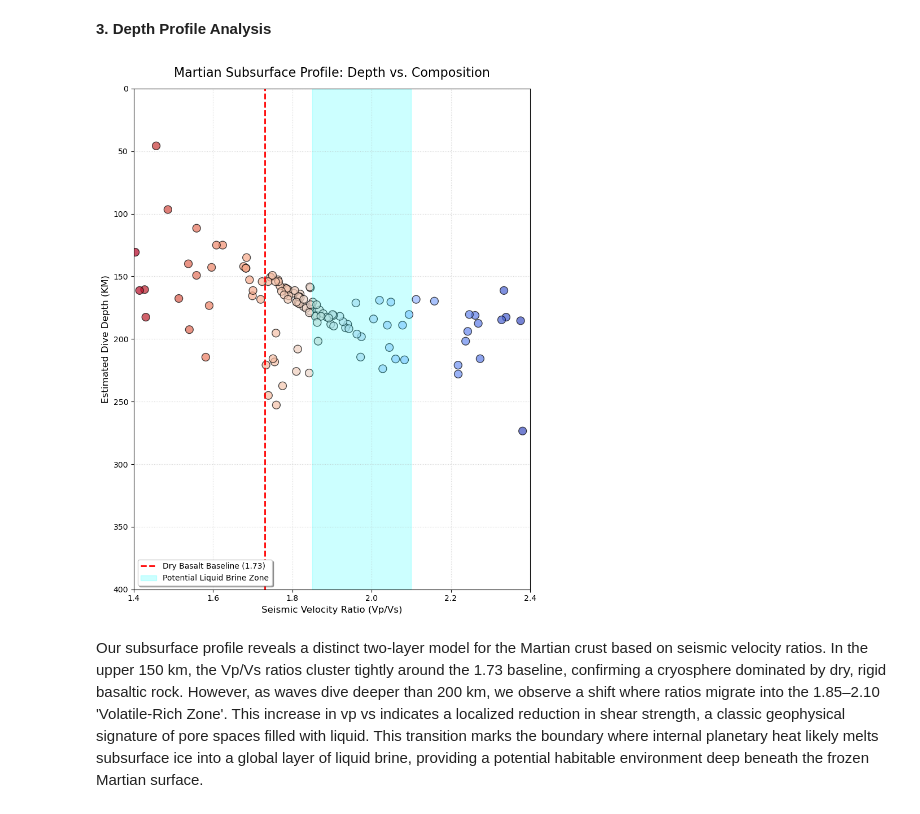
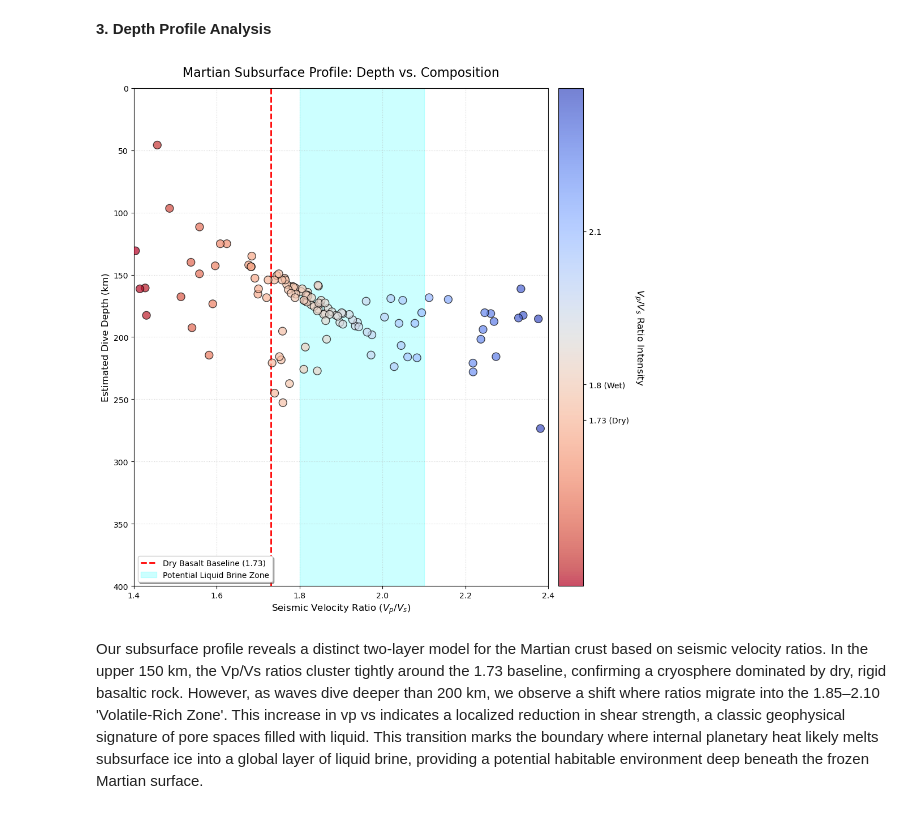
Before and after one commit to GPGN268/SP2026-FP08-Insight-Mission, a Jupyter notebook: Final_Mars_Seismic_Analysis.ipynb, the cells around one changed output. Saved outputs shown, nothing was run; the diff lists cells and outputs as text; code cells hidden in the pictures.

```diff
--- a/Final_Mars_Seismic_Analysis.ipynb
+++ b/Final_Mars_Seismic_Analysis.ipynb
@@ -319,40 +339,47 @@ Since InSight is a single station, we treat the lander as the center of our map.
 **3. Depth Profile Analysis**
 # %%
 # 1. Calculate Estimated Depth (12% of Distance)
-clean_seismic_df['Est_Depth_KM'] = None
 clean_seismic_df['Est_Depth_KM'] = clean_seismic_df['Distance_KM'] * 0.12
 
 # 2. Create the Depth vs Ratio Plot
-plt.figure(figsize=(8, 10))
+plt.figure(figsize=(10, 10))
 
-# Plot the data
-plt.scatter(clean_seismic_df['Vp_Vs_Ratio'], clean_seismic_df['Est_Depth_KM'],
-            c=clean_seismic_df['Vp_Vs_Ratio'], cmap='coolwarm_r', s=100, edgecolors='k', alpha=0.7)
+# Plot the data - Assigning to 'sc' for the colorbar
+sc = plt.scatter(clean_seismic_df['Vp_Vs_Ratio'], clean_seismic_df['Est_Depth_KM'],
+                 c=clean_seismic_df['Vp_Vs_Ratio'], cmap='coolwarm_r',
+                 s=100, edgecolors='k', alpha=0.7, zorder=3)
 
-# Zoom in:
-# Clip X-axis to focus on geological ratios (removes extreme outliers)
+# Add the Colorbar and label it Vp/Vs Ratio
+cbar = plt.colorbar(sc, pad=0.02)
+cbar.set_label('$V_p/V_s$ Ratio Intensity', rotation=270, labelpad=20, fontsize=12)
+
+# Specific tick labels to highlight the key thresholds
+cbar.set_ticks([1.73, 1.8, 2.1])
+cbar.ax.set_yticklabels(['1.73 (Dry)', '1.8 (Wet)', '2.1'])
+
+# Zoom and Axis Management
 plt.xlim(1.4, 2.4)
-
-# Clip Y-axis to focus on the Crust and Upper Mantle (Top 400km)
-# Since we invert the axis, we pass the (Bottom_Limit, Top_Limit)
-plt.ylim(400, 0)
+plt.ylim(400, 0) # Inverted Y-axis: Surface at 0, Depth at 400
 
 # Add the 1.73 Baseline (Dry Basalt)
 plt.axvline(1.73, color='red', linestyle='--', linewidth=2, label='Dry Basalt Baseline (1.73)')
 
 # Add the Volatile Band (The Discovery Zone)
-plt.axvspan(1.85, 2.1, color='cyan', alpha=0.2, label='Potential Liquid Brine Zone')
+plt.axvspan(1.8, 2.1, color='cyan', alpha=0.2, label='Potential Liquid Brine Zone', zorder=1)
 
+# Titles and Labels
 plt.title('Martian Subsurface Profile: Depth vs. Composition', fontsize=16, pad=15)
-plt.xlabel('Seismic Velocity Ratio (Vp/Vs)', fontsize=12)
-plt.ylabel('Estimated Dive Depth (KM)', fontsize=12)
+plt.xlabel('Seismic Velocity Ratio ($V_p/V_s$)', fontsize=12)
+plt.ylabel('Estimated Dive Depth (km)', fontsize=12)
 
 plt.grid(True, linestyle=':', alpha=0.5)
-plt.legend(loc='lower left', frameon=True, shadow=True)
+
+# Place legend in an open area
+plt.legend(loc='lower left', frameon=True, shadow=True, fontsize=10)
 
 plt.tight_layout()
 plt.show()
 # %% [output]
-[figure, old version]
+[figure, new version]
 # %% [markdown]
 Our subsurface profile reveals a distinct two-layer model for the Martian crust based on seismic velocity ratios. In the upper 150 km, the Vp/Vs ratios cluster tightly around the 1.73 baseline, confirming a cryosphere dominated by dry, rigid basaltic rock. However, as waves dive deeper than 200 km, we observe a shift where ratios migrate into the 1.85–2.10 'Volatile-Rich Zone'. This increase in vp vs indicates a localized reduction in shear strength, a classic geophysical signature of pore spaces filled with liquid. This transition marks the boundary where internal planetary heat likely melts subsurface ice into a global layer of liquid brine, providing a potential habitable environment deep beneath the frozen Martian surface.
```
Also changed, not shown: parts of 2 cells of this notebook.
